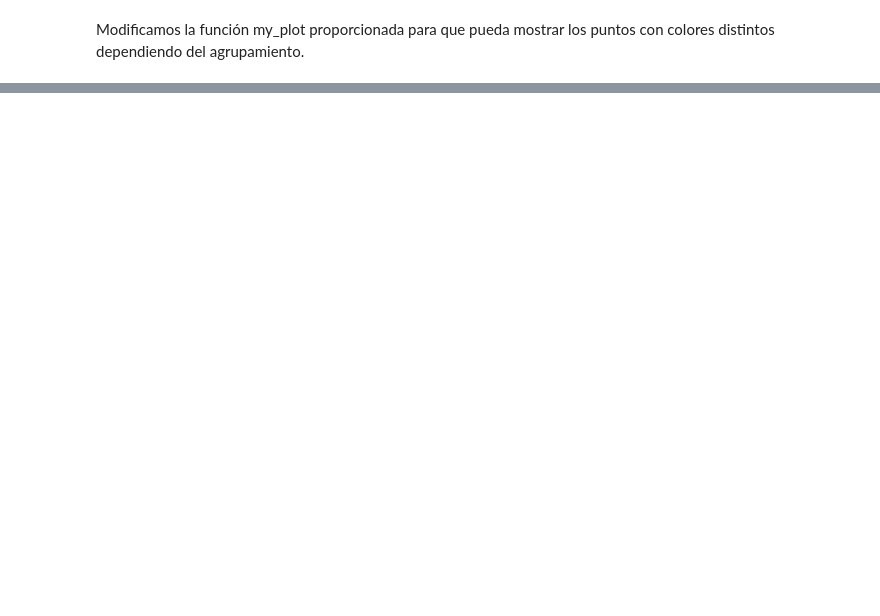
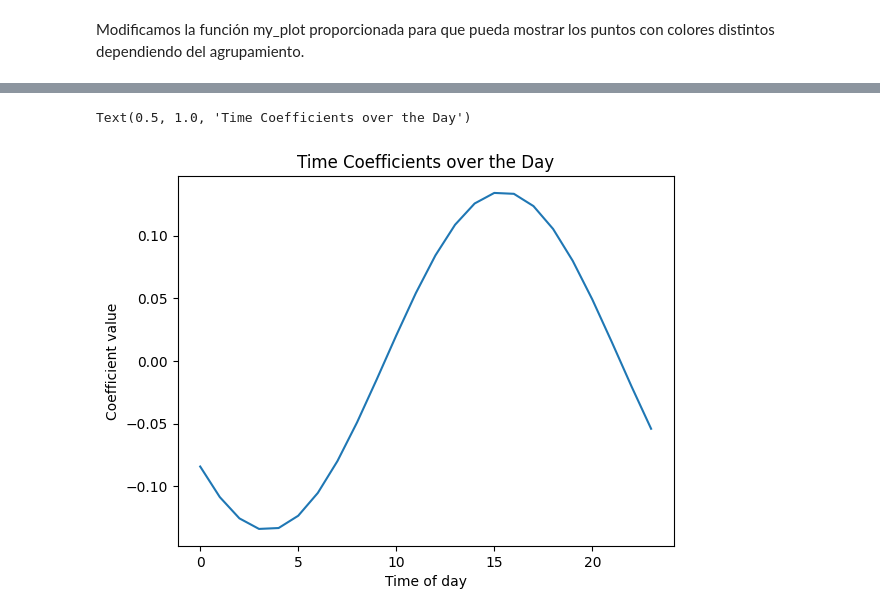
Before and after one commit to JMSaavedraA/Python, a Jupyter notebook: Patrones/Proyecto/proyecto.ipynb, the cells around one changed output, grey strips where cells are left out. Cells and saved outputs as stored; diff of their text form; code cells hidden in the pictures; blank space fills up the shorter version.

```diff
--- a/Patrones/Proyecto/proyecto.ipynb
+++ b/Patrones/Proyecto/proyecto.ipynb
@@ -156,0 +309,17 @@ myplot(pca_data[:,0:2], np.transpose(pca.components_[0:2, :]), var_labels = est_
+# %%
+est_hot = pd.get_dummies(est_long, columns=['Parking_Lot'], dtype = int)
+# %%
+# Prepare the independent variables (all other columns except 'Saturation')
+independent_vars = est_hot.drop(columns=['Saturation'])
+
+# Prepare the dependent variable ('Saturation')
+dependent_var = est_hot['Saturation']
+
+# Initialize and fit an OLS model
+linear_model = sm.OLS(dependent_var, independent_vars)
+linear_result = linear_model.fit()
+
+# Display model summary
+print(linear_result.summary())
+print("R² Score:", r2_score(dependent_var, linear_result.predict(independent_vars)))
+print("Mean Squared Error:", mean_squared_error(dependent_var, linear_result.predict(independent_vars)))
@@ -156,0 +344,17 @@ myplot(pca_data[:,0:2], np.transpose(pca.components_[0:2, :]), var_labels = est_
+# %%
+Time_coefficients = np.array(linear_result.params[['Time_sin', 'Time_cos']])
+
+times = np.arange(24)
+r = np.pi / 12
+
+Times = np.column_stack((np.sin(r * times), np.cos(r * times)))
+
+time_coeff = Times @ Time_coefficients
+# %%
+plt.plot(times, time_coeff)
+plt.xlabel('Time of day')
+plt.ylabel('Coefficient value')
+plt.title('Time Coefficients over the Day')
+# %% [output]
+Text(0.5, 1.0, 'Time Coefficients over the Day')
+[figure, added]
```
Also changed, not shown: parts of 26 cells of this notebook, 7 other files.
